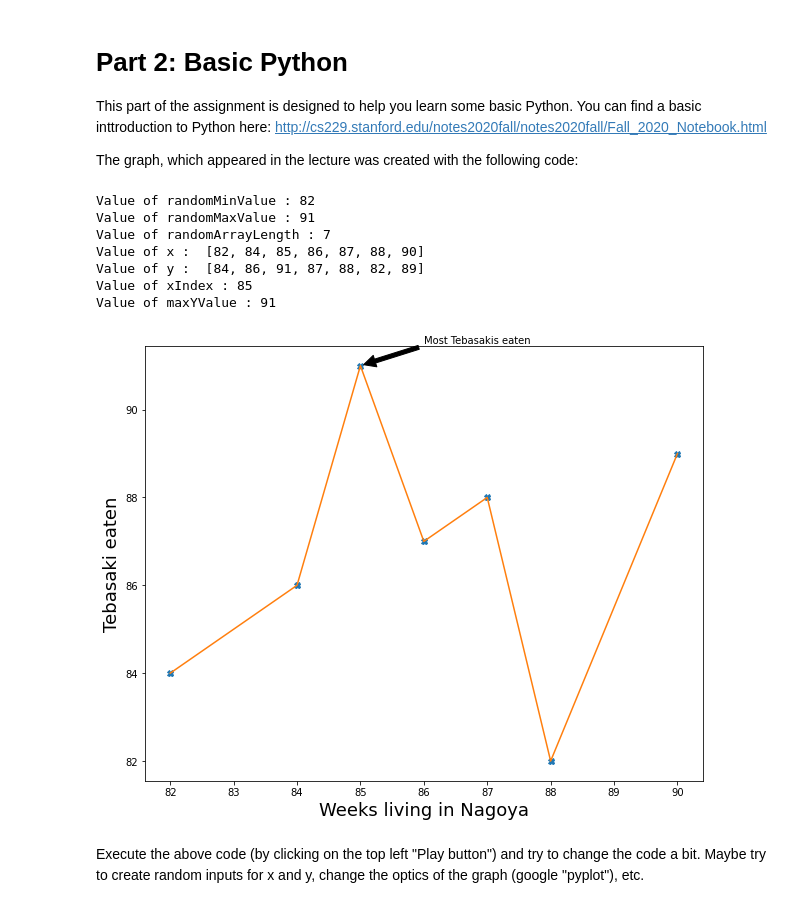
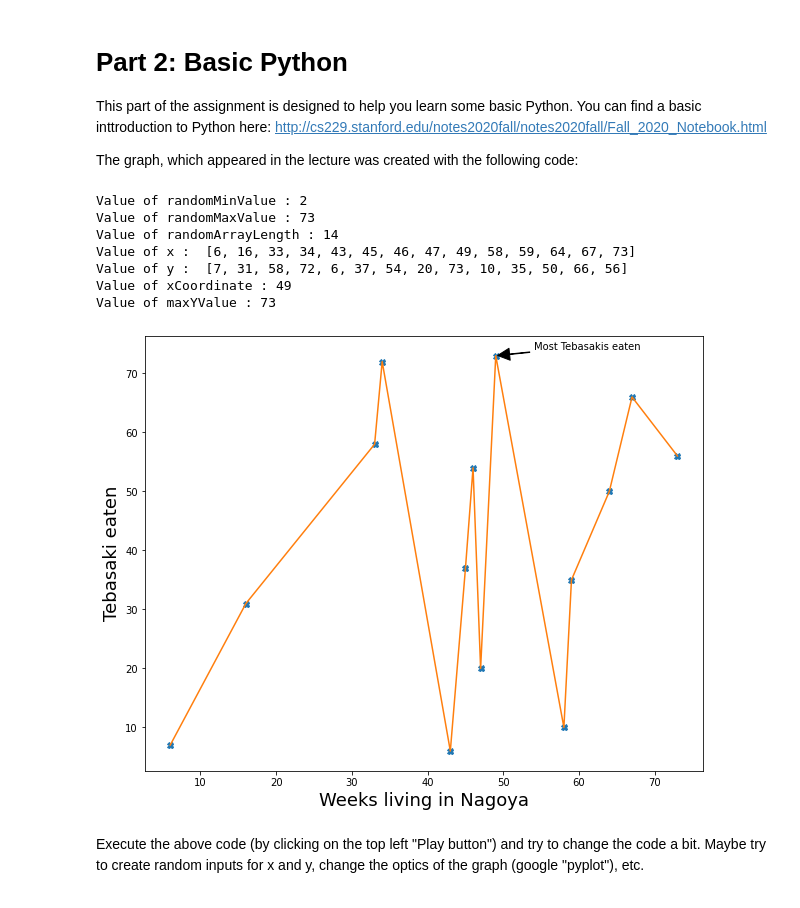
Before and after one commit to NUG30/test-assignment-Adrian744, a Jupyter notebook: assignment.ipynb, the cells around one changed output. Cells and saved outputs as stored; diff of their text form; code cells hidden in the pictures.

```diff
--- a/assignment.ipynb
+++ b/assignment.ipynb
@@ -44,14 +44,14 @@ from matplotlib import pyplot as plt
 
 
 
-#creating a function which returns a random array without duplicates
+#creating an function which returns a random array without duplicates
 # length = the length of the array
 # minValue = the minValue of each element for the array
 # maxvalue= the maxValue of each element for the array
 def createRandomArray(length, minValue,maxValue):
   #creating a empty  array
   array = []
-  #looping until the array has the length of i
+  #looping until the array has the length of the paramter "length"
   #because the array has the length of 0 at the beginning we need to stop at length-1
   while len(array) < length :
     #creating a random number in the range of minValue to maxValue
@@ -72,63 +72,70 @@ def maxValue(array) :
 #creating random minValue between 0 and 100
 randomMinValue = random.randint(0,100)
 print("Value of randomMinValue : "+str(randomMinValue))
+
 #creating a random maxValue between minValue+1 and 101
 randomMaxValue = random.randint(randomMinValue+1,101)
 print("Value of randomMaxValue : "+str(randomMaxValue))
+
 #creating a "random" arrayLength which fits the condition of maxValue-minValue+1<arrayLength
 maximumArrayLength= randomMaxValue-randomMinValue+1
 randomArrayLength= random.randint(1,maximumArrayLength)
 print("Value of randomArrayLength : "+str(randomArrayLength))
+
+#creating a random array for the x-coordinates
 x= createRandomArray(randomArrayLength,randomMinValue,randomMaxValue)
 #sorting the array for being able to draw a nice graph
 x.sort()
 print("Value of x : ",str(x))
+
 # y = np.array([5, 20, 14, 32, 22, 38])
+
+##creating a random array for the y-coordinates
 y= createRandomArray(randomArrayLength,randomMinValue,randomMaxValue)
 print("Value of y : ",str(y))
+
 #getting the maxium value of y
 maxYValue= maxValue(y)
 #getting the index of the maxiumYValue
 yIndex= y.index(maxYValue)
 #getting the x - coordinate of yIndex
-xIndex=x[yIndex]
-print("Value of xIndex : "+str(xIndex))
+xCoordinate=x[yIndex]
+print("Value of xCoordinate : "+str(xCoordinate))
 print("Value of maxYValue : "+str(maxYValue))
-#plt.annotate('Maximum of Tebasaki eaten', xy=(xIndex, maxYValue), xytext=(xIndex, maxYValue+1.5),
-     #        arrowprops=dict(facecolor='black', shrink=0.05),
-      #       )
 
+#drawing stuff
 plt.figure(figsize=(10,8))
 plt.plot(x,y,'X')
 plt.plot(x,y)
 plt.xlabel("Weeks living in Nagoya", fontsize=18)
 plt.ylabel("Tebasaki eaten", fontsize=18)
-#Calculating the difference between minXValue and maxXValue for drawing nie annnotations
+
+#Calculating the difference between minXValue and maxXValue for drawing nice annnotations
 maxXdifference=x[len(x)-1]-x[0]
 if maxXdifference < 5:
-  plt.annotate('Most Tebasakis eaten', xy=(xIndex, maxYValue), xytext=(xIndex+0.2, maxYValue+0.2),
-             arrowprops=dict(facecolor='black', shrink=0.05),
+  plt.annotate('Most Tebasakis eaten', xy=(xCoordinate, maxYValue), xytext=(xCoordinate+0.2, maxYValue+0.2),
+             arrowprops=dict(facecolor='black', shrink=0.05,width=2),
              )
 elif maxXdifference >20 :
-  plt.annotate('Most Tebasakis eaten', xy=(xIndex, maxYValue), xytext=(xIndex+1, maxYValue+1),
-             arrowprops=dict(facecolor='black', shrink=0.05),
+  plt.annotate('Most Tebasakis eaten', xy=(xCoordinate, maxYValue), xytext=(xCoordinate+5, maxYValue+1),
+             arrowprops=dict(facecolor='black', shrink=0.05, width=0.5),
              )
 else :
-    plt.annotate('Most Tebasakis eaten', xy=(xIndex, maxYValue), xytext=(xIndex+1, maxYValue+0.5),
-             arrowprops=dict(facecolor='black', shrink=0.05),
+    plt.annotate('Most Tebasakis eaten', xy=(xCoordinate, maxYValue), xytext=(xCoordinate+1, maxYValue+0.5),
+             arrowprops=dict(facecolor='black',shrink=0.05,width=1),
              )
 
 
 plt.show()
 # %% [output]
-Value of randomMinValue : 82
-Value of randomMaxValue : 91
-Value of randomArrayLength : 7
-Value of x :  [82, 84, 85, 86, 87, 88, 90]
-Value of y :  [84, 86, 91, 87, 88, 82, 89]
-Value of xIndex : 85
-Value of maxYValue : 91
+Value of randomMinValue : 2
+Value of randomMaxValue : 73
+Value of randomArrayLength : 14
+Value of x :  [6, 16, 33, 34, 43, 45, 46, 47, 49, 58, 59, 64, 67, 73]
+Value of y :  [7, 31, 58, 72, 6, 37, 54, 20, 73, 10, 35, 50, 66, 56]
+Value of xCoordinate : 49
+Value of maxYValue : 73
-[figure, old version]
+[figure, new version]
 # %% [markdown]
 Execute the above code (by clicking on the top left "Play button") and try to change the code a bit. Maybe try to create random inputs for x and y, change the optics of the graph (google "pyplot"), etc.
 # %% [markdown]
```
